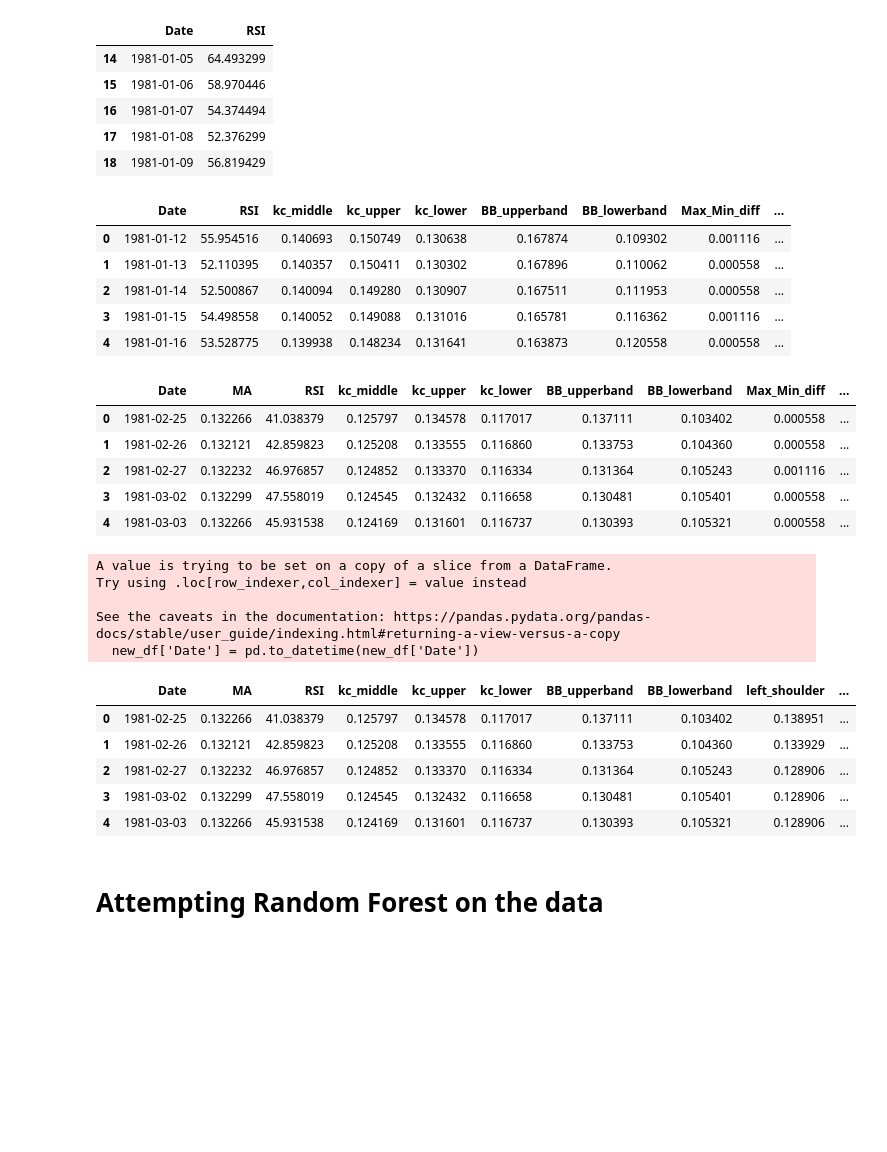
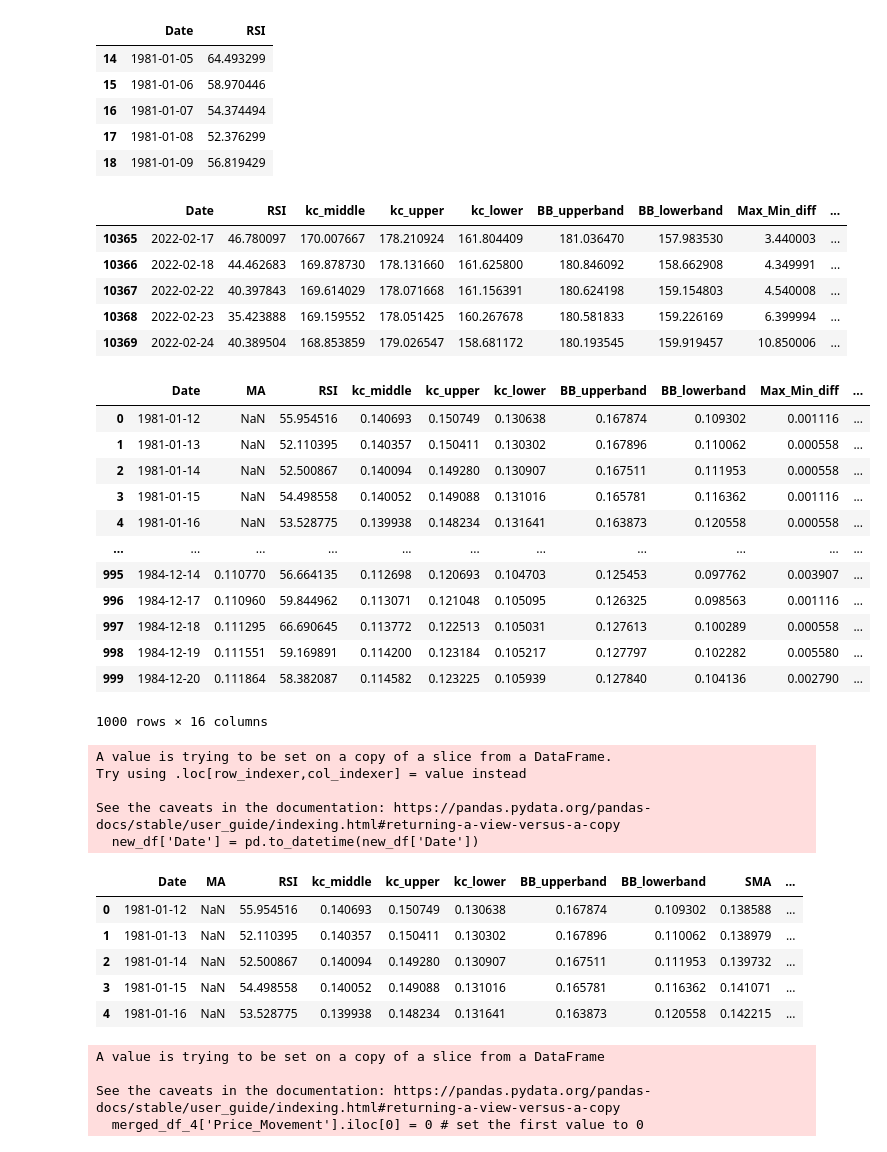
Before and after one commit to ShubhangamPrasad/Technical-Indicator-Evaluator, a Jupyter notebook: Merged_DF.ipynb, the cells around one changed output. Drawn from its saved outputs; the diff is of its cells as text; code cells hidden in the pictures; blank space fills up the shorter version.

```diff
--- a/Merged_DF.ipynb
+++ b/Merged_DF.ipynb
@@ -58,4 +60,5 @@ kc_df.head()
 # %%
+kc_df['Date'] = pd.to_datetime(kc_df['Date'])
 merged_df['Date'] = pd.to_datetime(merged_df['Date'])
 merged_df_2 = pd.merge(kc_df, merged_df, on='Date', how='inner')
 # %%
@@ -81,27 +84,34 @@ rsi_df.head()
 rsi_df['Date'] = pd.to_datetime(rsi_df['Date'])
 merged_df_3 = pd.merge(rsi_df, merged_df_2, on='Date', how='inner')
 # %%
-merged_df_3.head()
+merged_df_3.tail()
 # %% [output]
 |  | Date | RSI | kc_middle | kc_upper | kc_lower | BB_upperband | BB_lowerband | Max_Min_diff | ... |
-| 0 | 1981-01-12 | 55.954516 | 0.140693 | 0.150749 | 0.130638 | 0.167874 | 0.109302 | 0.001116 | ... |
-| 1 | 1981-01-13 | 52.110395 | 0.140357 | 0.150411 | 0.130302 | 0.167896 | 0.110062 | 0.000558 | ... |
-| 2 | 1981-01-14 | 52.500867 | 0.140094 | 0.149280 | 0.130907 | 0.167511 | 0.111953 | 0.000558 | ... |
-| 3 | 1981-01-15 | 54.498558 | 0.140052 | 0.149088 | 0.131016 | 0.165781 | 0.116362 | 0.001116 | ... |
-| 4 | 1981-01-16 | 53.528775 | 0.139938 | 0.148234 | 0.131641 | 0.163873 | 0.120558 | 0.000558 | ... |
+| 10365 | 2022-02-17 | 46.780097 | 170.007667 | 178.210924 | 161.804409 | 181.036470 | 157.983530 | 3.440003 | ... |
+| 10366 | 2022-02-18 | 44.462683 | 169.878730 | 178.131660 | 161.625800 | 180.846092 | 158.662908 | 4.349991 | ... |
+| 10367 | 2022-02-22 | 40.397843 | 169.614029 | 178.071668 | 161.156391 | 180.624198 | 159.154803 | 4.540008 | ... |
+| 10368 | 2022-02-23 | 35.423888 | 169.159552 | 178.051425 | 160.267678 | 180.581833 | 159.226169 | 6.399994 | ... |
+| 10369 | 2022-02-24 | 40.389504 | 168.853859 | 179.026547 | 158.681172 | 180.193545 | 159.919457 | 10.850006 | ... |
 # %%
 %store -r ma_df
 ma_df['Date'] = pd.to_datetime(ma_df['Date'])
 merged_df_4 = pd.merge(ma_df, merged_df_3, on='Date', how='inner')
 # %%
-merged_df_4.head()
+merged_df_4.head(1000)
 # %% [output]
 |  | Date | MA | RSI | kc_middle | kc_upper | kc_lower | BB_upperband | BB_lowerband | Max_Min_diff | ... |
-| 0 | 1981-02-25 | 0.132266 | 41.038379 | 0.125797 | 0.134578 | 0.117017 | 0.137111 | 0.103402 | 0.000558 | ... |
-| 1 | 1981-02-26 | 0.132121 | 42.859823 | 0.125208 | 0.133555 | 0.116860 | 0.133753 | 0.104360 | 0.000558 | ... |
-| 2 | 1981-02-27 | 0.132232 | 46.976857 | 0.124852 | 0.133370 | 0.116334 | 0.131364 | 0.105243 | 0.001116 | ... |
-| 3 | 1981-03-02 | 0.132299 | 47.558019 | 0.124545 | 0.132432 | 0.116658 | 0.130481 | 0.105401 | 0.000558 | ... |
-| 4 | 1981-03-03 | 0.132266 | 45.931538 | 0.124169 | 0.131601 | 0.116737 | 0.130393 | 0.105321 | 0.000558 | ... |
+| 0 | 1981-01-12 | NaN | 55.954516 | 0.140693 | 0.150749 | 0.130638 | 0.167874 | 0.109302 | 0.001116 | ... |
+| 1 | 1981-01-13 | NaN | 52.110395 | 0.140357 | 0.150411 | 0.130302 | 0.167896 | 0.110062 | 0.000558 | ... |
+| 2 | 1981-01-14 | NaN | 52.500867 | 0.140094 | 0.149280 | 0.130907 | 0.167511 | 0.111953 | 0.000558 | ... |
+| 3 | 1981-01-15 | NaN | 54.498558 | 0.140052 | 0.149088 | 0.131016 | 0.165781 | 0.116362 | 0.001116 | ... |
+| 4 | 1981-01-16 | NaN | 53.528775 | 0.139938 | 0.148234 | 0.131641 | 0.163873 | 0.120558 | 0.000558 | ... |
+| ... | ... | ... | ... | ... | ... | ... | ... | ... | ... | ... |
+| 995 | 1984-12-14 | 0.110770 | 56.664135 | 0.112698 | 0.120693 | 0.104703 | 0.125453 | 0.097762 | 0.003907 | ... |
+| 996 | 1984-12-17 | 0.110960 | 59.844962 | 0.113071 | 0.121048 | 0.105095 | 0.126325 | 0.098563 | 0.001116 | ... |
+| 997 | 1984-12-18 | 0.111295 | 66.690645 | 0.113772 | 0.122513 | 0.105031 | 0.127613 | 0.100289 | 0.000558 | ... |
+| 998 | 1984-12-19 | 0.111551 | 59.169891 | 0.114200 | 0.123184 | 0.105217 | 0.127797 | 0.102282 | 0.005580 | ... |
+| 999 | 1984-12-20 | 0.111864 | 58.382087 | 0.114582 | 0.123225 | 0.105939 | 0.127840 | 0.104136 | 0.002790 | ... |
+1000 rows × 16 columns
 # %%
 Max_Min_diff = merged_df_4.pop('Max_Min_diff')
 merged_df_4.insert(len(merged_df_4.columns), 'Max_Min_diff', Max_Min_diff)
@@ -125,11 +135,18 @@ Try using .loc[row_indexer,col_indexer] = value instead
 
 See the caveats in the documentation: https://pandas.pydata.org/pandas-docs/stable/user_guide/indexing.html#returning-a-view-versus-a-copy
   new_df['Date'] = pd.to_datetime(new_df['Date'])
-|  | Date | MA | RSI | kc_middle | kc_upper | kc_lower | BB_upperband | BB_lowerband | left_shoulder | ... |
-| 0 | 1981-02-25 | 0.132266 | 41.038379 | 0.125797 | 0.134578 | 0.117017 | 0.137111 | 0.103402 | 0.138951 | ... |
-| 1 | 1981-02-26 | 0.132121 | 42.859823 | 0.125208 | 0.133555 | 0.116860 | 0.133753 | 0.104360 | 0.133929 | ... |
-| 2 | 1981-02-27 | 0.132232 | 46.976857 | 0.124852 | 0.133370 | 0.116334 | 0.131364 | 0.105243 | 0.128906 | ... |
-| 3 | 1981-03-02 | 0.132299 | 47.558019 | 0.124545 | 0.132432 | 0.116658 | 0.130481 | 0.105401 | 0.128906 | ... |
-| 4 | 1981-03-03 | 0.132266 | 45.931538 | 0.124169 | 0.131601 | 0.116737 | 0.130393 | 0.105321 | 0.128906 | ... |
+|  | Date | MA | RSI | kc_middle | kc_upper | kc_lower | BB_upperband | BB_lowerband | SMA | ... |
+| 0 | 1981-01-12 | NaN | 55.954516 | 0.140693 | 0.150749 | 0.130638 | 0.167874 | 0.109302 | 0.138588 | ... |
+| 1 | 1981-01-13 | NaN | 52.110395 | 0.140357 | 0.150411 | 0.130302 | 0.167896 | 0.110062 | 0.138979 | ... |
+| 2 | 1981-01-14 | NaN | 52.500867 | 0.140094 | 0.149280 | 0.130907 | 0.167511 | 0.111953 | 0.139732 | ... |
+| 3 | 1981-01-15 | NaN | 54.498558 | 0.140052 | 0.149088 | 0.131016 | 0.165781 | 0.116362 | 0.141071 | ... |
+| 4 | 1981-01-16 | NaN | 53.528775 | 0.139938 | 0.148234 | 0.131641 | 0.163873 | 0.120558 | 0.142215 | ... |
-# %% [markdown]
-# Attempting Random Forest on the data
+# %%
+merged_df_4['Price_Movement'] = merged_df_4['Close'].diff().apply(lambda x: 1 if x > 0 else 0)
+merged_df_4['Price_Movement'].iloc[0] = 0 # set the first value to 0
+merged_df_4 = merged_df_4.iloc[30:].reset_index(drop=True)
+# %% [output]
+A value is trying to be set on a copy of a slice from a DataFrame
+
+See the caveats in the documentation: https://pandas.pydata.org/pandas-docs/stable/user_guide/indexing.html#returning-a-view-versus-a-copy
+  merged_df_4['Price_Movement'].iloc[0] = 0 # set the first value to 0
```
Also changed, not shown: parts of 25 cells of this notebook.
